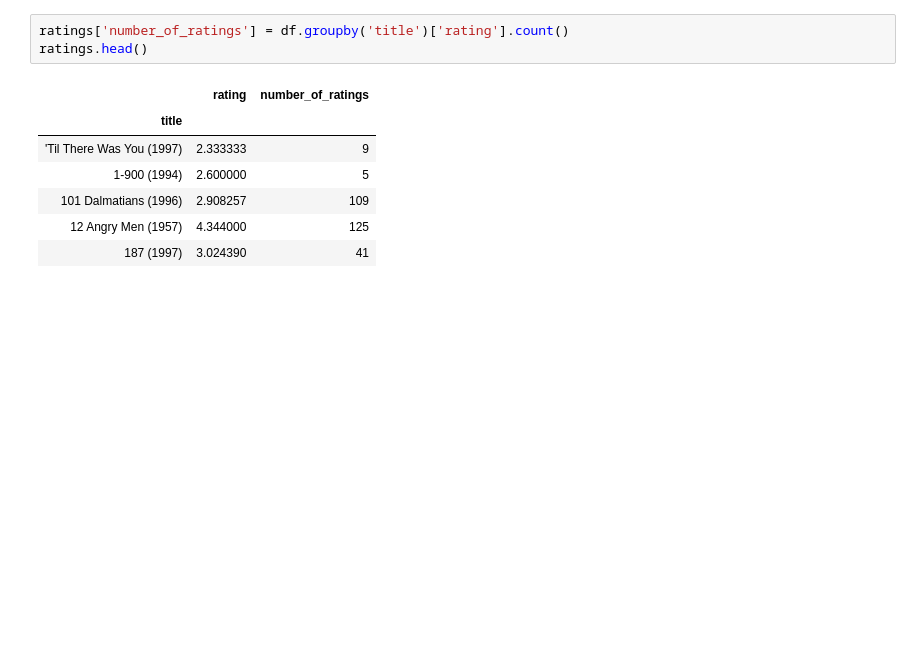
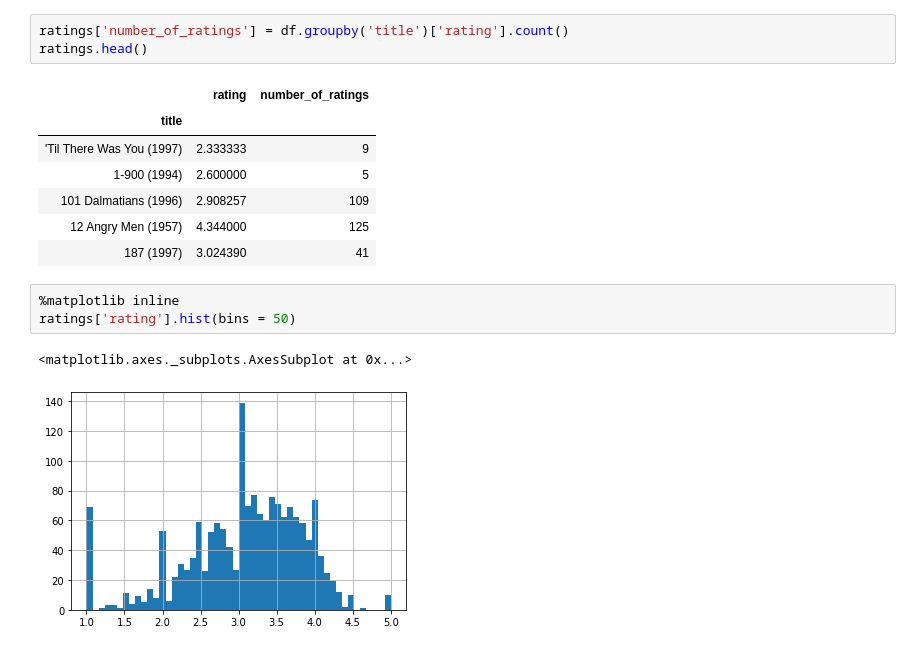
Before and after one commit to Dragonfly99/Movie_Recommendations, a Jupyter notebook: Recommender_System.ipynb, the cells around one changed output. Saved outputs shown, nothing was run; the diff lists cells and outputs as text; blank space fills up the shorter version.

```diff
--- a/Recommender_System.ipynb
+++ b/Recommender_System.ipynb
@@ -81,3 +81,9 @@ ratings.head()
 | 101 Dalmatians (1996) | 2.908257 | 109 |
 | 12 Angry Men (1957) | 4.344000 | 125 |
 | 187 (1997) | 3.024390 | 41 |
+# %%
+%matplotlib inline
+ratings['rating'].hist(bins = 50)
+# %% [output]
+<matplotlib.axes._subplots.AxesSubplot at 0x...>
+[figure, added]
```
Also changed, not shown: parts of 13 cells of this notebook.
